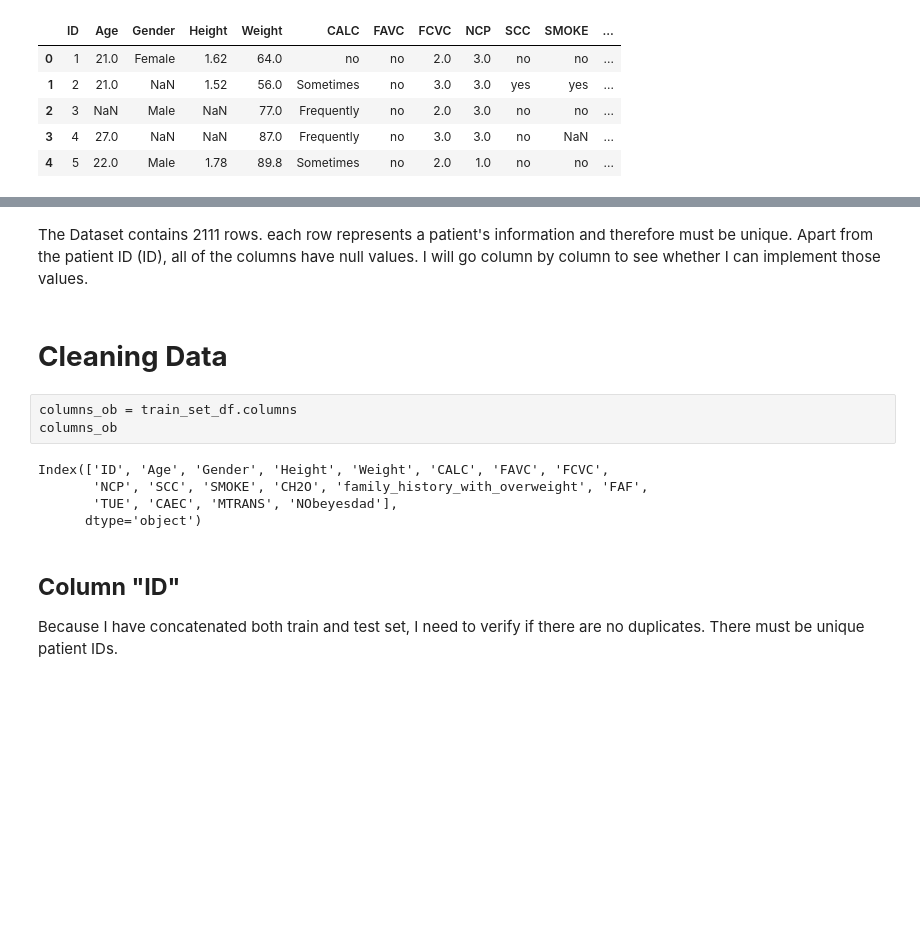
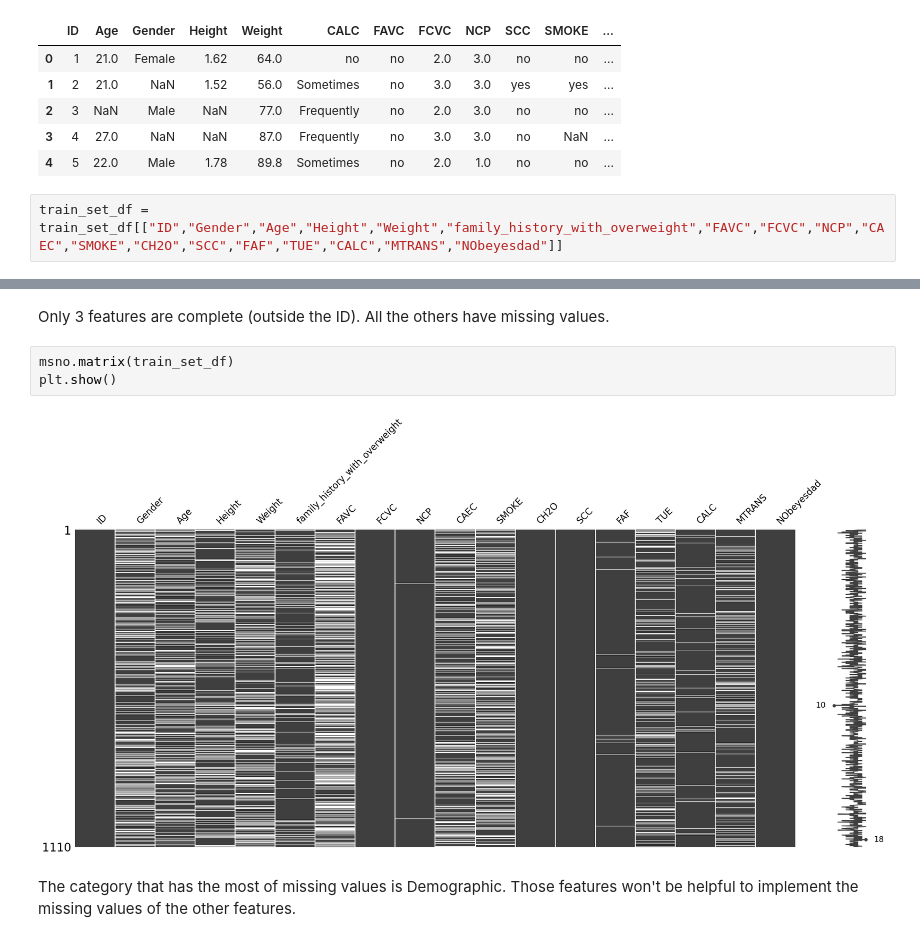
Before and after one commit to flylight-max/Individual_project_obesity, a Jupyter notebook: Untitled-1.ipynb, the cells around one changed output, grey strips where cells are left out. Cells and saved outputs as stored; diff of their text form; blank space fills up the shorter version.

Commit message:
Imputed missing vals and created a module file

```diff
--- a/Untitled-1.ipynb
+++ b/Untitled-1.ipynb
@@ -31,6 +66,8 @@ train_set_df.head()
 | 2 | 3 | NaN | Male | NaN | 77.0 | Frequently | no | 2.0 | 3.0 | no | no | ... |
 | 3 | 4 | 27.0 | NaN | NaN | 87.0 | Frequently | no | 3.0 | 3.0 | no | NaN | ... |
 | 4 | 5 | 22.0 | Male | 1.78 | 89.8 | Sometimes | no | 2.0 | 1.0 | no | no | ... |
+# %%
+train_set_df = train_set_df[["ID","Gender","Age","Height","Weight","family_history_with_overweight","FAVC","FCVC","NCP","CAEC","SMOKE","CH2O","SCC","FAF","TUE","CALC","MTRANS","NObeyesdad"]]
 # %%
 train_set_df.info()
 # %% [output]
@@ -75,16 +91,9 @@ memory usage: 133.1+ KB
-# %% [markdown]
-The Dataset contains 2111 rows. each row represents a patient's information and therefore must be unique.
-Apart from the patient ID (ID), all of the columns have null values. I will go column by column to see whether I can implement those values.
-# %% [markdown]
-# **Cleaning Data**
-# %%
-columns_ob = train_set_df.columns
-columns_ob
-# %% [output]
-Index(['ID', 'Age', 'Gender', 'Height', 'Weight', 'CALC', 'FAVC', 'FCVC',
-       'NCP', 'SCC', 'SMOKE', 'CH2O', 'family_history_with_overweight', 'FAF',
-       'TUE', 'CAEC', 'MTRANS', 'NObeyesdad'],
-      dtype='object')
-# %% [markdown]
-## **Column "ID"**
-Because I have concatenated both train and test set, I need to verify if there are no duplicates. There must be unique patient IDs.
+# %% [markdown]
+Only 3 features are complete (outside the ID). All the others have missing values.
+# %%
+msno.matrix(train_set_df)
+plt.show()
+# %% [output]
+[figure, added]
+# %% [markdown]
+The category that has the most of missing values is Demographic. Those features won't be helpful to implement the missing values of the other features.
```
Also changed, not shown: parts of 94 cells of this notebook, 1 other file.
